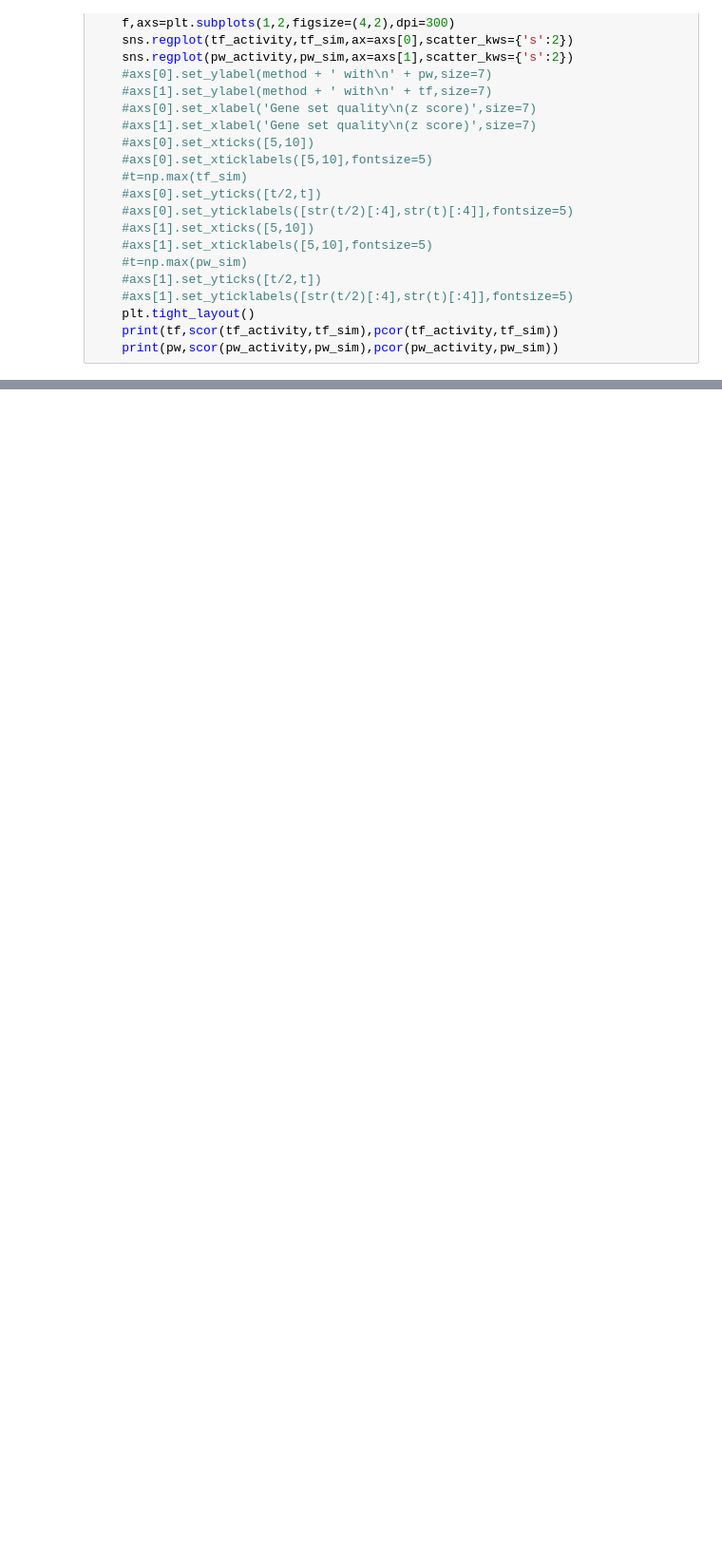
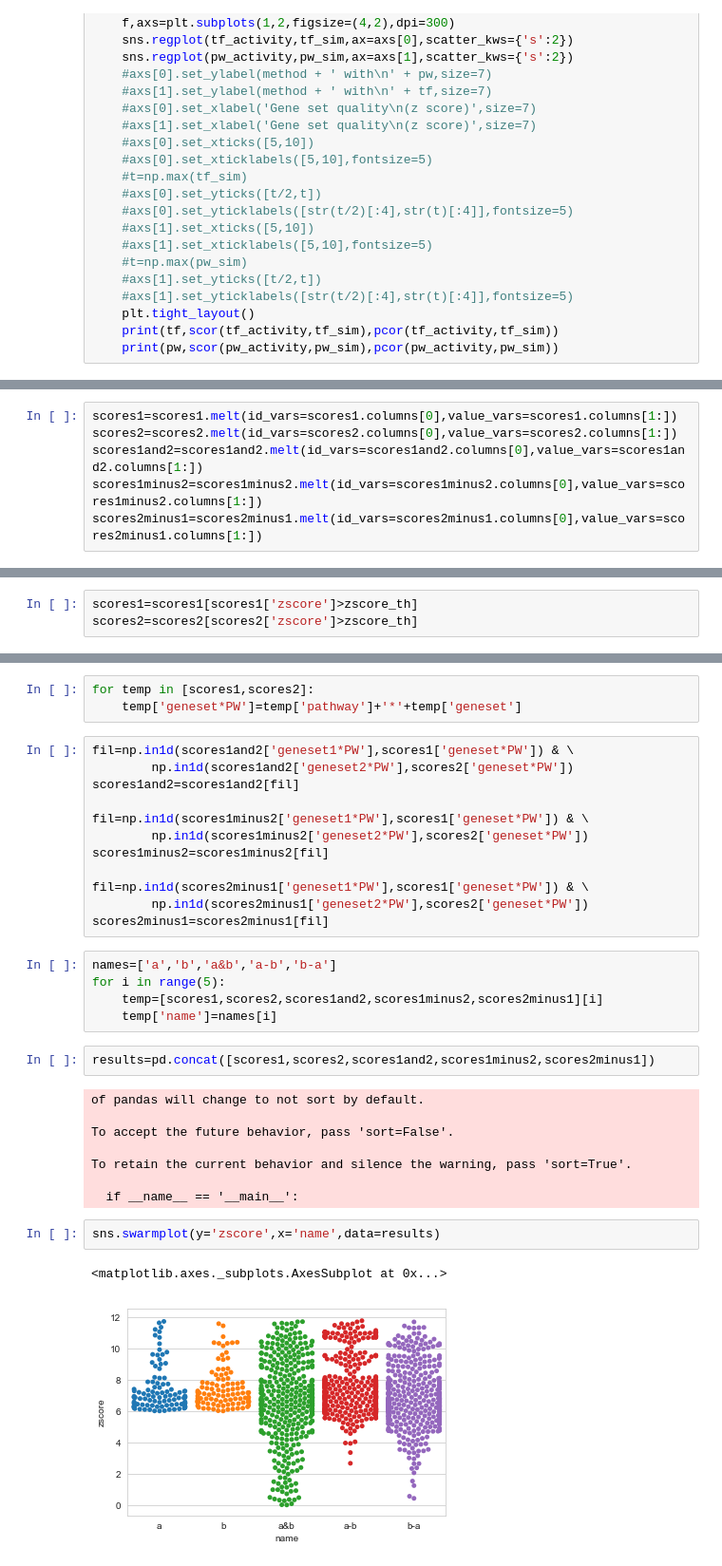
Before and after one commit to bence-szalai/why-pathway-methods-work, a Jupyter notebook: notebooks/quality_similarity_analysis.ipynb, the cells around one changed output, grey strips where cells are left out. Shown at 95% size. Saved outputs shown, nothing was run; the diff lists cells and outputs as text; blank space fills up the shorter version.

```diff
--- a/notebooks/quality_similarity_analysis.ipynb
+++ b/notebooks/quality_similarity_analysis.ipynb
@@ -207,0 +214,6 @@ np.mean(np.max(temp))
+# %%
+scores1=scores1.melt(id_vars=scores1.columns[0],value_vars=scores1.columns[1:])
+scores2=scores2.melt(id_vars=scores2.columns[0],value_vars=scores2.columns[1:])
+scores1and2=scores1and2.melt(id_vars=scores1and2.columns[0],value_vars=scores1and2.columns[1:])
+scores1minus2=scores1minus2.melt(id_vars=scores1minus2.columns[0],value_vars=scores1minus2.columns[1:])
+scores2minus1=scores2minus1.melt(id_vars=scores2minus1.columns[0],value_vars=scores2minus1.columns[1:])
@@ -207,0 +224,3 @@ np.mean(np.max(temp))
+# %%
+scores1=scores1[scores1['zscore']>zscore_th]
+scores2=scores2[scores2['zscore']>zscore_th]
@@ -207,0 +231,35 @@ np.mean(np.max(temp))
+# %%
+for temp in [scores1,scores2]:
+    temp['geneset*PW']=temp['pathway']+'*'+temp['geneset']
+# %%
+fil=np.in1d(scores1and2['geneset1*PW'],scores1['geneset*PW']) & \
+        np.in1d(scores1and2['geneset2*PW'],scores2['geneset*PW'])
+scores1and2=scores1and2[fil]
+
+fil=np.in1d(scores1minus2['geneset1*PW'],scores1['geneset*PW']) & \
+        np.in1d(scores1minus2['geneset2*PW'],scores2['geneset*PW'])
+scores1minus2=scores1minus2[fil]
+
+fil=np.in1d(scores2minus1['geneset1*PW'],scores1['geneset*PW']) & \
+        np.in1d(scores2minus1['geneset2*PW'],scores2['geneset*PW'])
+scores2minus1=scores2minus1[fil]
+# %%
+names=['a','b','a&b','a-b','b-a']
+for i in range(5):
+    temp=[scores1,scores2,scores1and2,scores1minus2,scores2minus1][i]
+    temp['name']=names[i]
+# %%
+results=pd.concat([scores1,scores2,scores1and2,scores1minus2,scores2minus1])
+# %% [output]
+of pandas will change to not sort by default.
+
+To accept the future behavior, pass 'sort=False'.
+
+To retain the current behavior and silence the warning, pass 'sort=True'.
+
+  if __name__ == '__main__':
+# %%
+sns.swarmplot(y='zscore',x='name',data=results)
+# %% [output]
+<matplotlib.axes._subplots.AxesSubplot at 0x...>
+[figure, added]
```
Also changed, not shown: parts of 19 cells of this notebook, 5 other files.
